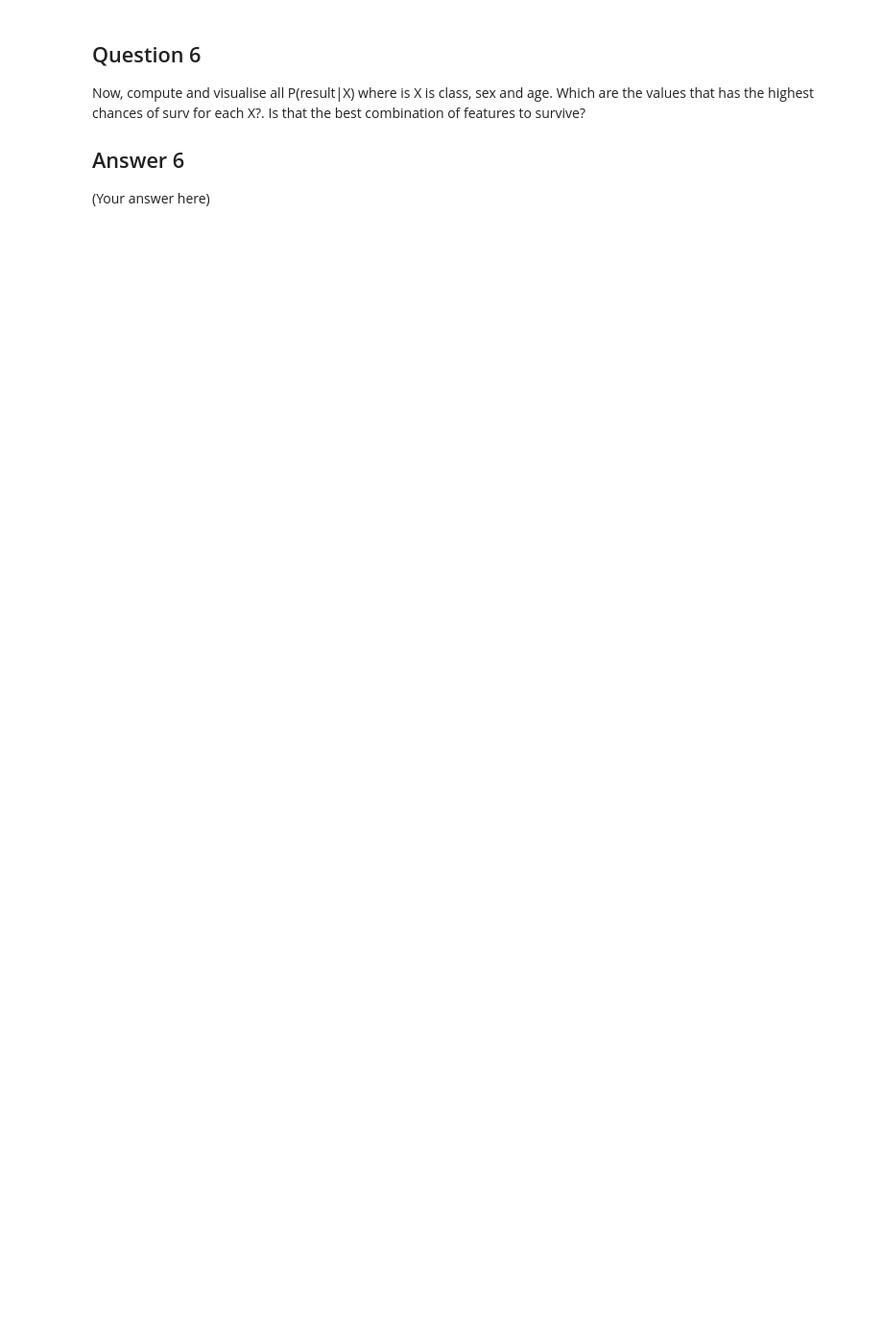
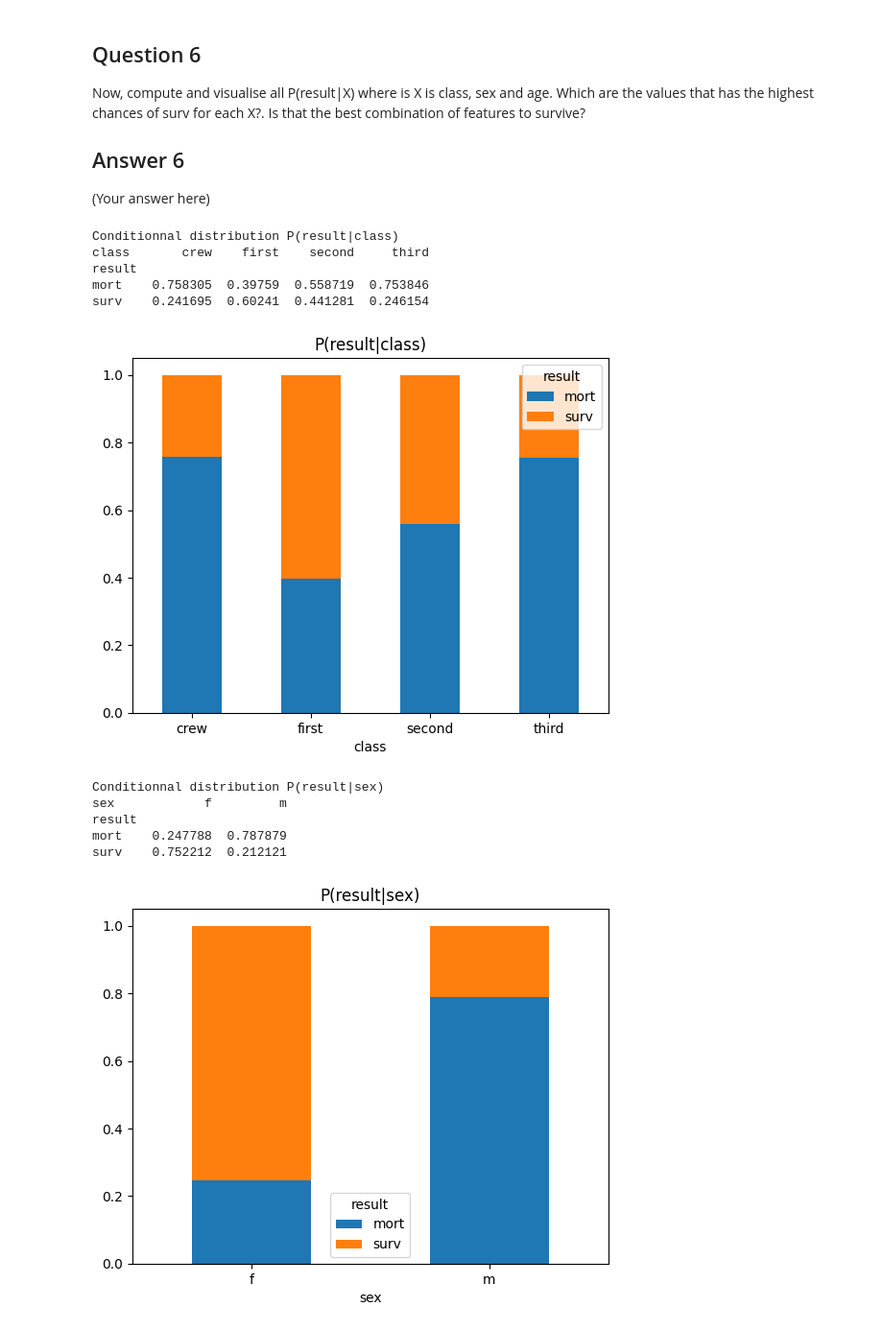
Before and after one commit to Arkanthara/data-mining, a Jupyter notebook: TP1a.ipynb, the cells around one changed output. Shown at 96% size. Saved outputs shown, nothing was run; the diff lists cells and outputs as text; code cells hidden in the pictures; blank space fills up the shorter version.

```diff
--- a/TP1a.ipynb
+++ b/TP1a.ipynb
@@ -373,4 +504,28 @@ Now, compute and visualise all P(result|X) where is X is class, sex and age. Whi
 # %%
 #Conditional distributions plot
 
 ########## YOUR CODE HERE ##########
+
+def compute_and_visualise(myDataDisc, x: str, y: str):
+    ConditionalDistributionColRow = pd.crosstab(index=myDataDisc[x], columns=myDataDisc[y], normalize='columns')
+    print(f"Conditionnal distribution P({x}|{y})")
+    print(ConditionalDistributionColRow)
+    ConditionalDistributionColRow.T.plot(kind='bar', stacked=True, rot=0, title=f"P({x}|{y})")
+    plt.show()
+
+compute_and_visualise(myDataDisc, 'result', 'class')
+compute_and_visualise(myDataDisc, 'result', 'sex')
+compute_and_visualise(myDataDisc, 'result', 'age')
+# %% [output]
+Conditionnal distribution P(result|class)
+class       crew    first    second     third
+result
+mort    0.758305  0.39759  0.558719  0.753846
+surv    0.241695  0.60241  0.441281  0.246154
+[figure, added]
+Conditionnal distribution P(result|sex)
+sex            f         m
+result
+mort    0.247788  0.787879
+surv    0.752212  0.212121
+[figure, added]
```
Also changed, not shown: parts of 11 cells of this notebook.
